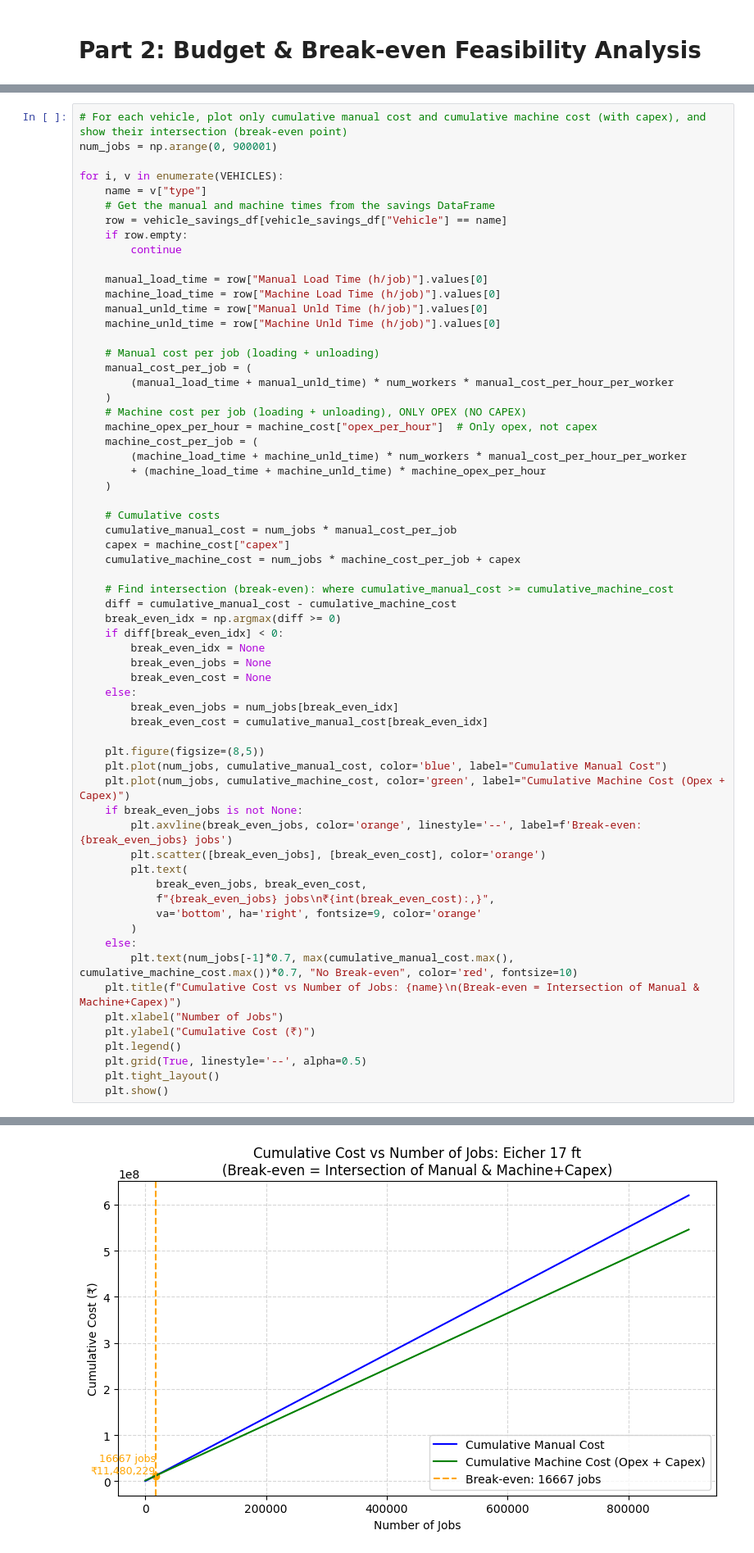
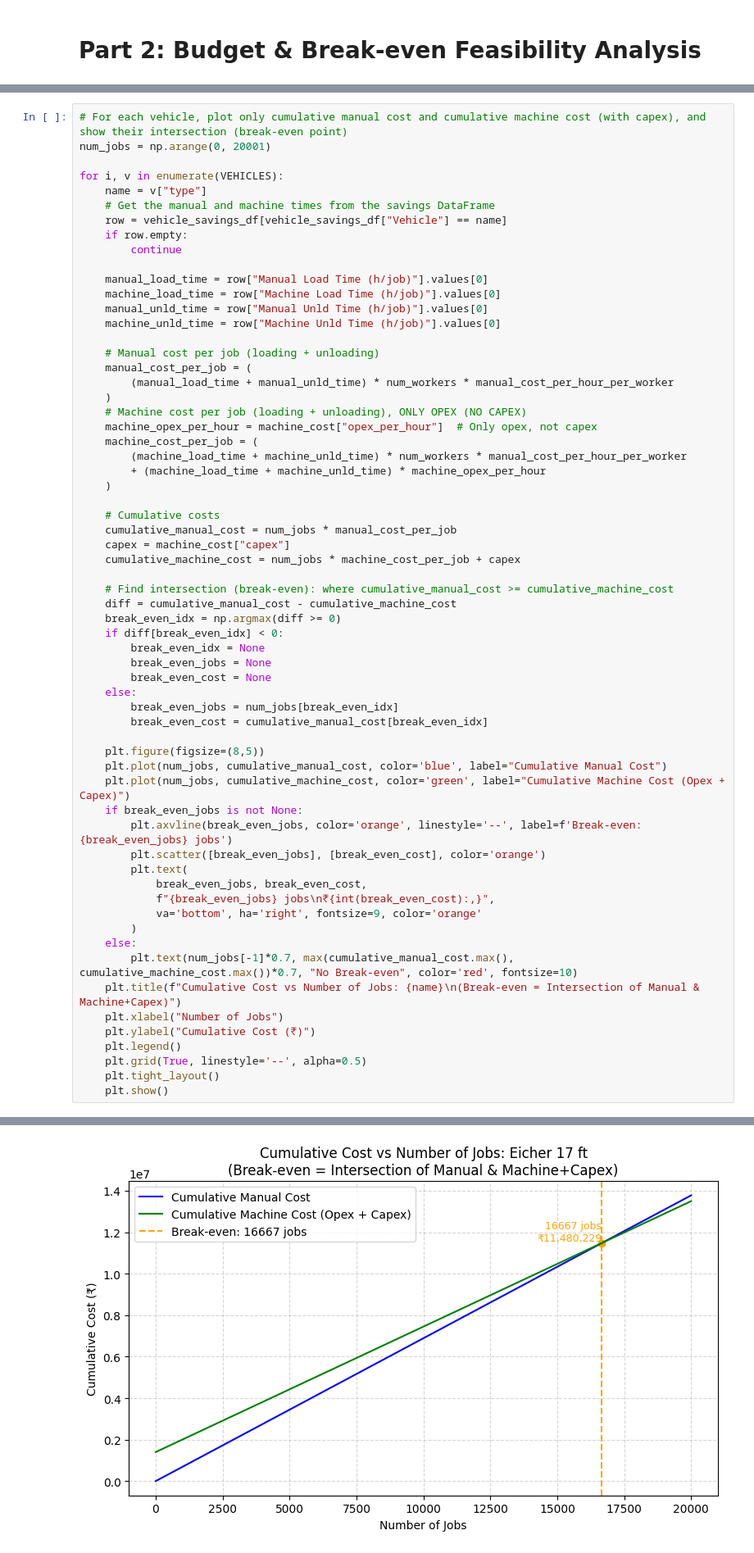
Before and after one commit to arupmahatha-dtdc/Vehicle-Loading-Unloading-Analysis, a Jupyter notebook: Vehicle_Loading_Unloading_Analysis.ipynb, the cells around one changed output, grey strips where cells are left out. Shown at 82% size. Cells and saved outputs as stored; diff of their text form.

```diff
--- a/Vehicle_Loading_Unloading_Analysis.ipynb
+++ b/Vehicle_Loading_Unloading_Analysis.ipynb
@@ -540,7 +540,7 @@ plt.show()
 [figure]
 # %%
 # For each vehicle, plot only cumulative manual cost and cumulative machine cost (with capex), and show their intersection (break-even point)
-num_jobs = np.arange(0, 900001)
+num_jobs = np.arange(0, 20001)
 
 for i, v in enumerate(VEHICLES):
     name = v["type"]
@@ -611 +611 @@ for i, v in enumerate(VEHICLES):
-[figure, old version]
+[figure, new version]
```
Also changed, not shown: parts of 1 cell of this notebook, 1 other file.
